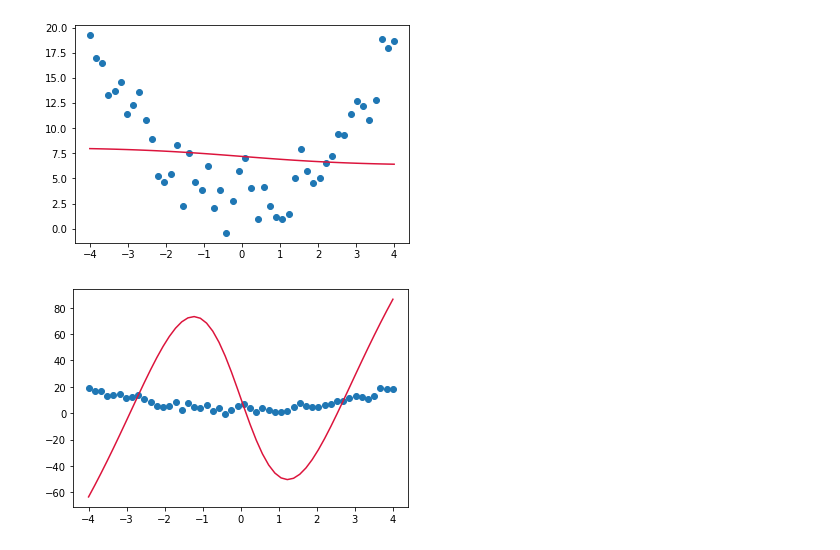
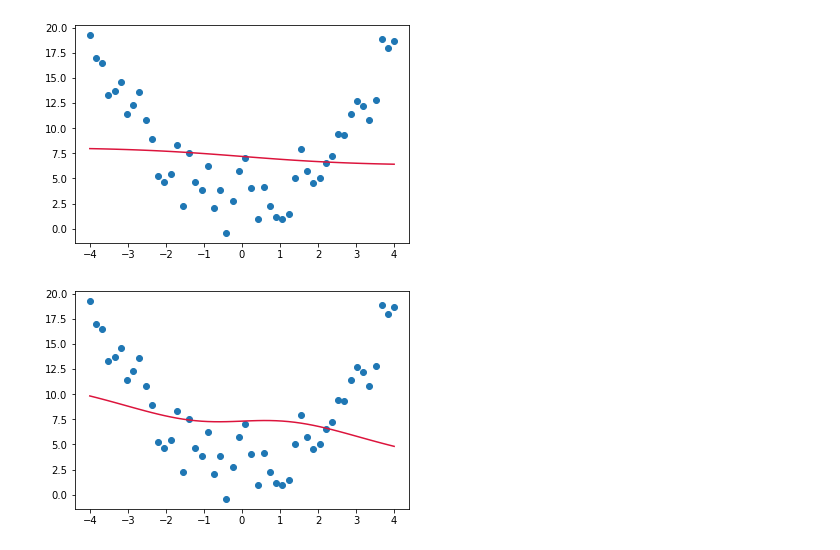
Before and after one commit to Prachi2002Aggarwal/Data-Science-Live-Master-Course-With-Python, a Jupyter notebook: Mam Practice/SVM Regression.ipynb, the cells around one changed output. Saved outputs shown, nothing was run; the diff lists cells and outputs as text; code cells hidden in the pictures.

```diff
--- a/Mam Practice/SVM Regression.ipynb
+++ b/Mam Practice/SVM Regression.ipynb
@@ -92,11 +92,11 @@ plt.show()
 # %% [output]
 [figure]
 # %%
-svr = SVR(kernel='sigmoid', C=25)
+svr = SVR(kernel='sigmoid', C=20)
 svr.fit(x.reshape(-1,1), y)
 ypred = svr.predict(x.reshape(-1,1))
 plt.scatter(x, y)
 plt.plot(x, ypred, c='crimson')
 plt.show()
 # %% [output]
-[figure, old version]
+[figure, new version]
```
